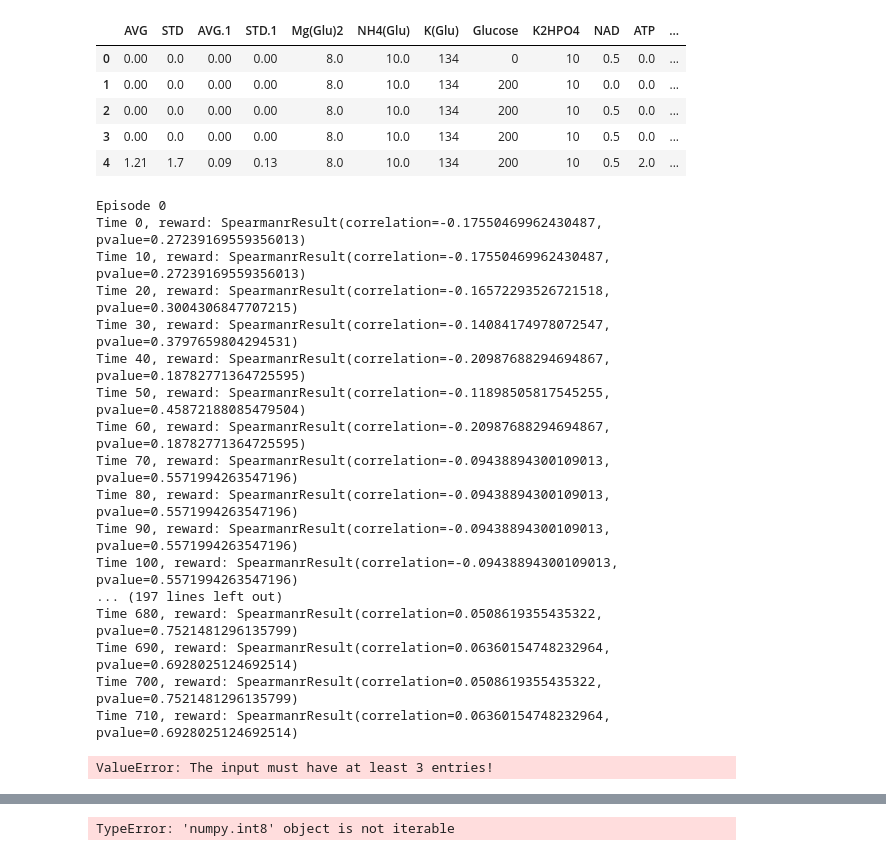
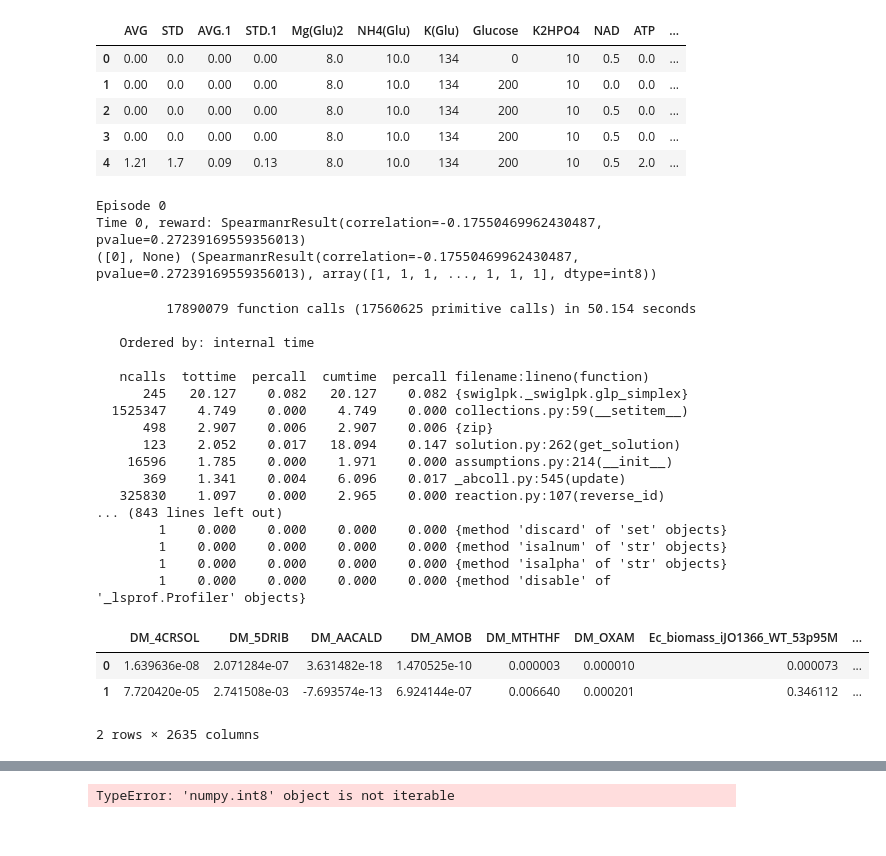
Before and after one commit to nlarusstone/cf_fba, a Jupyter notebook: notebooks/Removal Search.ipynb, the cells around one changed output, grey strips where cells are left out. Drawn from its saved outputs; the diff is of its cells as text; code cells hidden in the pictures.

```diff
--- a/notebooks/Removal Search.ipynb
+++ b/notebooks/Removal Search.ipynb
@@ -167,26 +171,28 @@ class AddBackAgent(object):
 # %%
+%%prun
 env = FBA_Step_Env(mod_cf, df)
 agent = AddBackAgent(env.action_space)
-max_reward = (0, None)
-min_reward = (0, None)
+max_reward = ([0], None)
+min_reward = ([0], None)
 prev_action, done = None, False
-for i_episode in range(20):
+parallel = None#Pool(1)
+for i_episode in range(1):
     print 'Episode {0}'.format(i_episode)
     observation = env.reset()
     reward = 0
-    for t in range(1001):
+    for t in range(3):
         #env.render()
         #print(observation)
         action = agent.act(observation, reward, done, prev_action)
-        observation, reward, done, prev_action = env.step(action)
+        observation, reward, done, prev_action = env.step(action, parallel)
         if np.isnan(reward).any():
             print 'NAN'
             break
         if t % 10 == 0:
             print 'Time {0}, reward: {1}'.format(t, reward)
-        if reward > max_reward[0]:
+        if reward[0] > max_reward[0][0]:
             max_reward = (reward, env.state)
-        if reward < min_reward[0]:
+        if reward[0] < min_reward[0][0]:
             min_reward = (reward, env.state)
         if done:
             print("Episode finished after {} timesteps".format(t+1))
@@ -195,19 +201,31 @@ print max_reward, min_reward
 # %% [output]
 Episode 0
 Time 0, reward: SpearmanrResult(correlation=-0.17550469962430487, pvalue=0.27239169559356013)
-Time 10, reward: SpearmanrResult(correlation=-0.17550469962430487, pvalue=0.27239169559356013)
-Time 20, reward: SpearmanrResult(correlation=-0.16572293526721518, pvalue=0.3004306847707215)
-Time 30, reward: SpearmanrResult(correlation=-0.14084174978072547, pvalue=0.3797659804294531)
-Time 40, reward: SpearmanrResult(correlation=-0.20987688294694867, pvalue=0.18782771364725595)
-Time 50, reward: SpearmanrResult(correlation=-0.11898505817545255, pvalue=0.45872188085479504)
-Time 60, reward: SpearmanrResult(correlation=-0.20987688294694867, pvalue=0.18782771364725595)
-Time 70, reward: SpearmanrResult(correlation=-0.09438894300109013, pvalue=0.5571994263547196)
-Time 80, reward: SpearmanrResult(correlation=-0.09438894300109013, pvalue=0.5571994263547196)
-Time 90, reward: SpearmanrResult(correlation=-0.09438894300109013, pvalue=0.5571994263547196)
-Time 100, reward: SpearmanrResult(correlation=-0.09438894300109013, pvalue=0.5571994263547196)
-... (197 lines left out)
-Time 680, reward: SpearmanrResult(correlation=0.0508619355435322, pvalue=0.7521481296135799)
-Time 690, reward: SpearmanrResult(correlation=0.06360154748232964, pvalue=0.6928025124692514)
-Time 700, reward: SpearmanrResult(correlation=0.0508619355435322, pvalue=0.7521481296135799)
-Time 710, reward: SpearmanrResult(correlation=0.06360154748232964, pvalue=0.6928025124692514)
+([0], None) (SpearmanrResult(correlation=-0.17550469962430487, pvalue=0.27239169559356013), array([1, 1, 1, ..., 1, 1, 1], dtype=int8))
-ValueError: The input must have at least 3 entries!
+         17890079 function calls (17560625 primitive calls) in 50.154 seconds
+
+   Ordered by: internal time
+
+   ncalls  tottime  percall  cumtime  percall filename:lineno(function)
+      245   20.127    0.082   20.127    0.082 {swiglpk._swiglpk.glp_simplex}
+  1525347    4.749    0.000    4.749    0.000 collections.py:59(__setitem__)
+      498    2.907    0.006    2.907    0.006 {zip}
+      123    2.052    0.017   18.094    0.147 solution.py:262(get_solution)
+    16596    1.785    0.000    1.971    0.000 assumptions.py:214(__init__)
+      369    1.341    0.004    6.096    0.017 _abcoll.py:545(update)
+   325830    1.097    0.000    2.965    0.000 reaction.py:107(reverse_id)
+... (843 lines left out)
+        1    0.000    0.000    0.000    0.000 {method 'discard' of 'set' objects}
+        1    0.000    0.000    0.000    0.000 {method 'isalnum' of 'str' objects}
+        1    0.000    0.000    0.000    0.000 {method 'isalpha' of 'str' objects}
+        1    0.000    0.000    0.000    0.000 {method 'disable' of '_lsprof.Profiler' objects}
+# %%
+from cobra.flux_analysis import sample
+samps = sample(model, 2, processes=2)
+# %%
+samps
+# %% [output]
+|  | DM_4CRSOL | DM_5DRIB | DM_AACALD | DM_AMOB | DM_MTHTHF | DM_OXAM | Ec_biomass_iJO1366_WT_53p95M | ... |
+| 0 | 1.639636e-08 | 2.071284e-07 | 3.631482e-18 | 1.470525e-10 | 0.000003 | 0.000010 | 0.000073 | ... |
+| 1 | 7.720420e-05 | 2.741508e-03 | -7.693574e-13 | 6.924144e-07 | 0.006640 | 0.000201 | 0.346112 | ... |
+2 rows × 2635 columns
```
Also changed, not shown: parts of 26 cells of this notebook, 3 other files.
